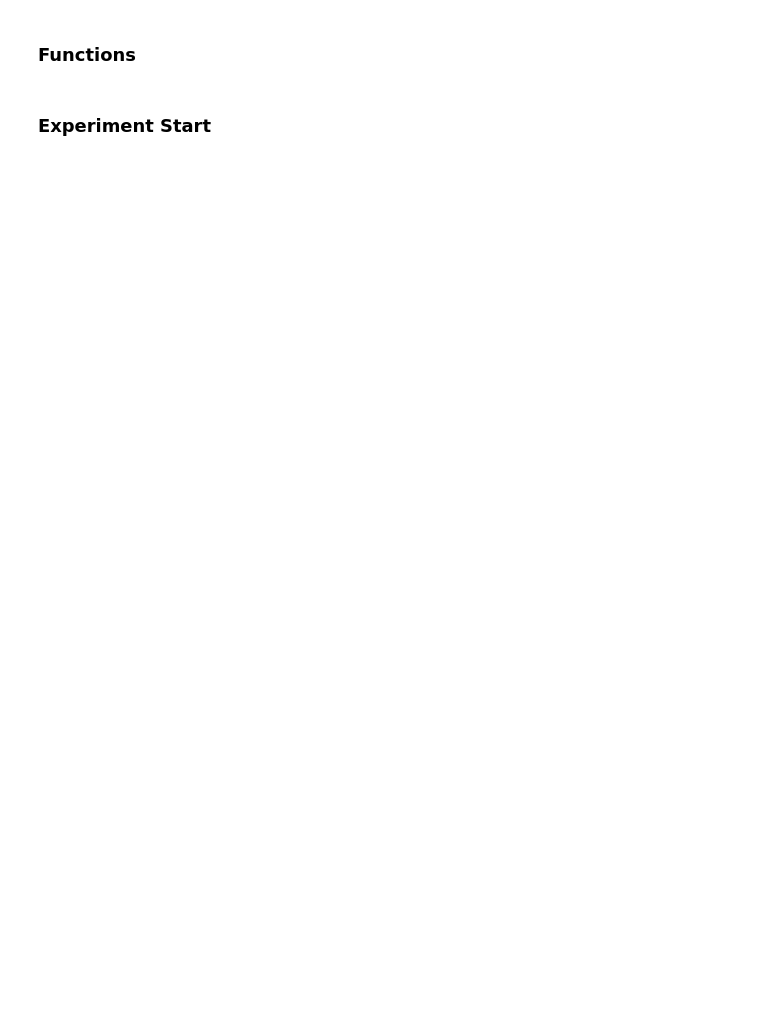
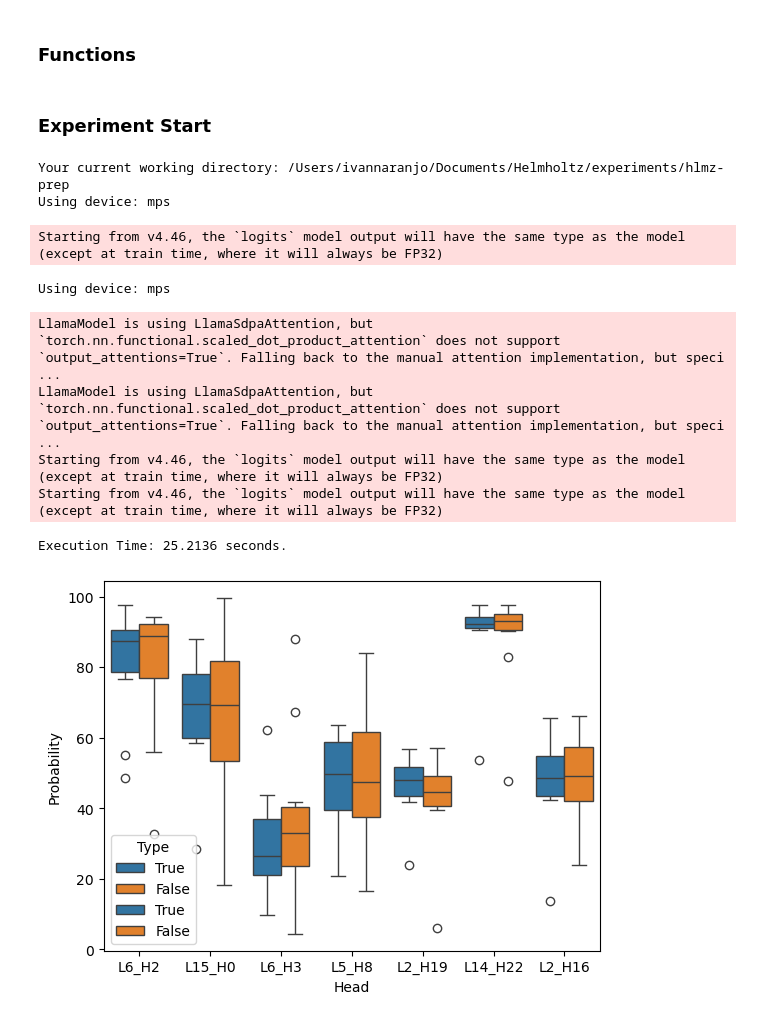
Before and after one commit to ivandrenc/hlmz-prep, a Jupyter notebook: probabilities_experiment.ipynb, the cells around one changed output. Cells and saved outputs as stored; diff of their text form; code cells hidden in the pictures; blank space fills up the shorter version.

Commit message:
add results plot by head

```diff
--- a/probabilities_experiment.ipynb
+++ b/probabilities_experiment.ipynb
@@ -185,7 +185,7 @@ def display_attention_visualizations(head_indices: torch.Tensor, token_sequence:
     layer, head = head_indices[0]
     return attention_patterns(tokens_vis, models_output["attentions"][layer][0]), attention_heads(models_output["attentions"][layer][0], tokens_vis)
 # %%
-def run_experiment(prompt: str, prompt_repetitions: int = 1):
+def run_experiment(prompt: str, prompt_repetitions: int = 1, filter_by_threshold: float = 0.5):
     models_output, token_sequence = feed_forward(prompt=prompt, prompt_repetitions=prompt_repetitions)
     induction_mask = create_attention_mask(token_sequence=token_sequence)
     induction_scores = compute_induction_head_scores(token_sequence=token_sequence, induction_mask=induction_mask, model_output=models_output)
@@ -193,12 +193,37 @@ def run_experiment(prompt: str, prompt_repetitions: int = 1):
     # create_heatmap(induction_scores=induction_scores)
 
     # Get induction heads indices after filtering by a threshold and sort them descending from top scoring head
-    indices_induction_heads = sort_filter_high_scoring_induction_heads(induction_scores=induction_scores, model_output=models_output, filter_by_threshold=0.5)
+    indices_induction_heads = sort_filter_high_scoring_induction_heads(induction_scores=induction_scores, model_output=models_output, filter_by_threshold=filter_by_threshold)
 
     # Extract the probability of the studied token for each head and layer. Store it in json format
     token_probabilities_layer_head = token_probability_extraction(indices_induction_heads, models_output)
 
     return token_probabilities_layer_head
+# %%
+def save_plot_results(save_path: str):
+    # Get the list of heads
+    head_sets_true_sentences = dataset["token_probability_true_sentence"].apply(json.loads)
+    head_sets_true = head_sets_true_sentences.apply(lambda d: set(d.keys()))
+
+    head_sets_false_sentences = dataset["token_probability_false_sentence"].apply(json.loads)
+    head_sets_false = head_sets_false_sentences.apply(lambda d: set(d.keys()))
+
+    # Calculate the intersection
+    common_heads_true = set.intersection(*head_sets_true)
+    common_heads_false = set.intersection(*head_sets_false)
+
+    # Intersection of the heads which appear in the true && false sentence
+    total_intersection_set = set.intersection(common_heads_true, common_heads_false)
+
+    data = []
+    for _, row in dataset.iterrows():
+        for head in total_intersection_set:
+            data.append({"Head": head, "Probability": json.loads(row["token_probability_true_sentence"])[head], "Type": "True"})
+            data.append({"Head": head, "Probability": json.loads(row["token_probability_false_sentence"])[head], "Type": "False"})
+
+    plot_df = pd.DataFrame(data=data)
+    ax = sns.boxplot(data=plot_df, x="Head", y="Probability", hue="Type")
+    ax.get_figure().savefig(f"{save_path}-results-plot.png", dpi=300)
 # %%
 def save_result_csv(model_name: str, dataset_csv_file_path: str, dataset):
     model_name_folder = model_name.split("/")
@@ -208,6 +233,10 @@ def save_result_csv(model_name: str, dataset_csv_file_path: str, dataset):
     model_and_path = f"{model_name_folder[-1]}-results.csv"
     new_file_path = os.path.join(folder_path, model_and_path)
     dataset.to_csv(new_file_path, index=False)
+
+    # Save plot for the current dataset
+    model_and_path_image = os.path.join(folder_path, model_name_folder[-1])
+    save_plot_results(save_path=model_and_path_image)
 # %%
 def delete_model():
     global model
@@ -216,7 +245,7 @@ def delete_model():
     if torch.backends.mps.is_available():
         torch.mps.empty_cache()  # Clear MPS GPU memory
 # %%
-def run_experiment_suite(dataset_csv_file_path: str, llm_models: list):
+def run_experiment_suite(dataset_csv_file_path: str, llm_models: list, prompt_repetitions: int = 1, filter_by_threshold: int = 0.5):
     for mod in llm_models:
         print(f"Using device: {torch.device('mps') if torch.backends.mps.is_available() else 'cpu'}")
         initialize_model(model_name=mod, tokenizer_name=mod)
@@ -225,10 +254,10 @@ def run_experiment_suite(dataset_csv_file_path: str, llm_models: list):
         # Use ThreadPoolExecutor since multiprocessing won't work well with Metal
         with concurrent.futures.ThreadPoolExecutor(max_workers=2) as executor:
             future_true = executor.submit(
-                lambda: dataset.apply(lambda row: run_experiment(row["true_sentence"]), axis=1)
+                lambda: dataset.apply(lambda row: run_experiment(row["true_sentence"], prompt_repetitions=prompt_repetitions, filter_by_threshold=filter_by_threshold), axis=1)
             )
             future_false = executor.submit(
-                lambda: dataset.apply(lambda row: run_experiment(row["false_sentence"]), axis=1)
+                lambda: dataset.apply(lambda row: run_experiment(row["false_sentence"], prompt_repetitions=prompt_repetitions, filter_by_threshold=filter_by_threshold), axis=1)
             )
 
             # Collect results
@@ -245,7 +274,18 @@ def run_experiment_suite(dataset_csv_file_path: str, llm_models: list):
 # %%
 print("Your current working directory:", os.getcwd())
 start_time = time.perf_counter()
-run_experiment_suite(dataset_csv_file_path=CSV_PATH_DATASET, llm_models=models)
+run_experiment_suite(dataset_csv_file_path=CSV_PATH_DATASET, llm_models=models, prompt_repetitions=1, filter_by_threshold=0.5)
 end_time = time.perf_counter()
 elapsed_time = end_time - start_time
 print(f"Execution Time: {elapsed_time:.4f} seconds.")
+# %% [output]
+Your current working directory: /Users/ivannaranjo/Documents/Helmholtz/experiments/hlmz-prep
+Using device: mps
+Starting from v4.46, the `logits` model output will have the same type as the model (except at train time, where it will always be FP32)
+Using device: mps
+LlamaModel is using LlamaSdpaAttention, but `torch.nn.functional.scaled_dot_product_attention` does not support `output_attentions=True`. Falling back to the manual attention implementation, but speci ...
+LlamaModel is using LlamaSdpaAttention, but `torch.nn.functional.scaled_dot_product_attention` does not support `output_attentions=True`. Falling back to the manual attention implementation, but speci ...
+Starting from v4.46, the `logits` model output will have the same type as the model (except at train time, where it will always be FP32)
+Starting from v4.46, the `logits` model output will have the same type as the model (except at train time, where it will always be FP32)
+Execution Time: 25.2136 seconds.
+[figure, added]
```
Also changed, not shown: 4 other files.
